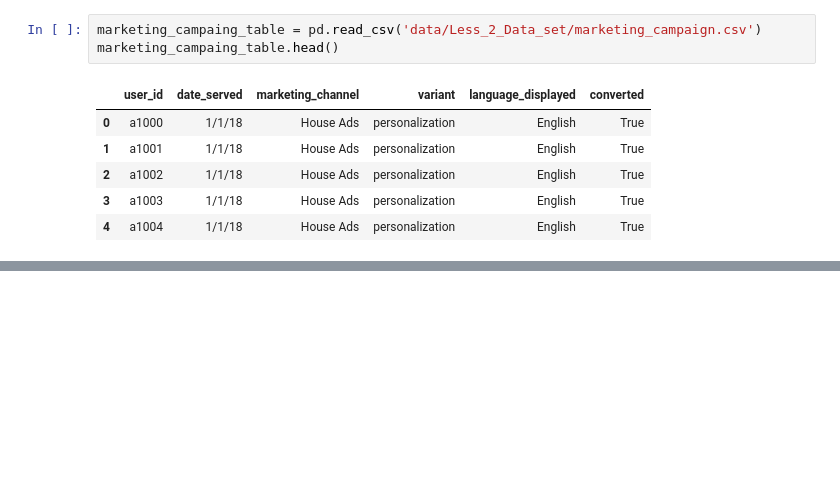
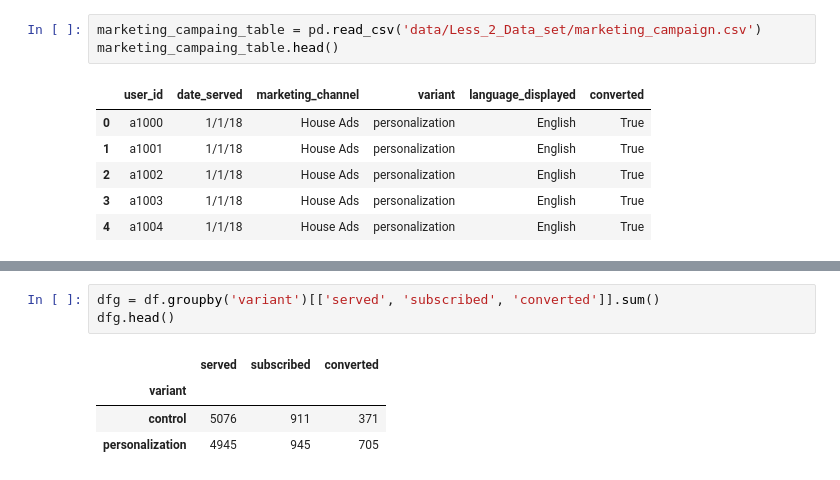
Before and after one commit to GlebiUSS/My_py, a Jupyter notebook: notebooks/Less_5_HW.ipynb, the cells around one changed output, grey strips where cells are left out. Saved outputs shown, nothing was run; the diff lists cells and outputs as text; blank space fills up the shorter version.

```diff
--- a/notebooks/Less_5_HW.ipynb
+++ b/notebooks/Less_5_HW.ipynb
@@ -60,0 +182,8 @@ memory usage: 1019.4+ KB
+# %%
+dfg = df.groupby('variant')[['served', 'subscribed', 'converted']].sum()
+dfg.head()
+# %% [output]
+|  | served | subscribed | converted |
+| variant |  |  |  |
+| control | 5076 | 911 | 371 |
+| personalization | 4945 | 945 | 705 |
```
Also changed, not shown: parts of 12 cells of this notebook, 2 other files.
